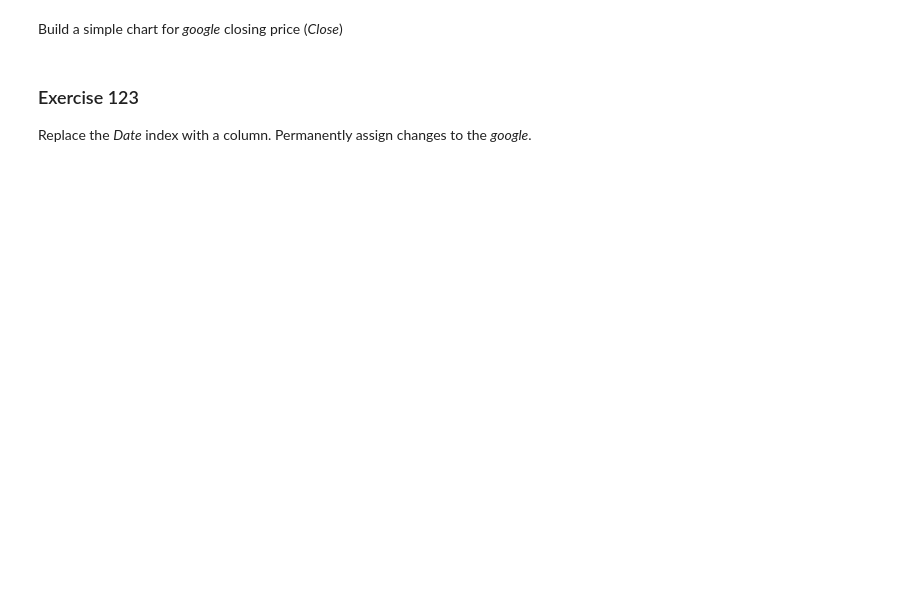
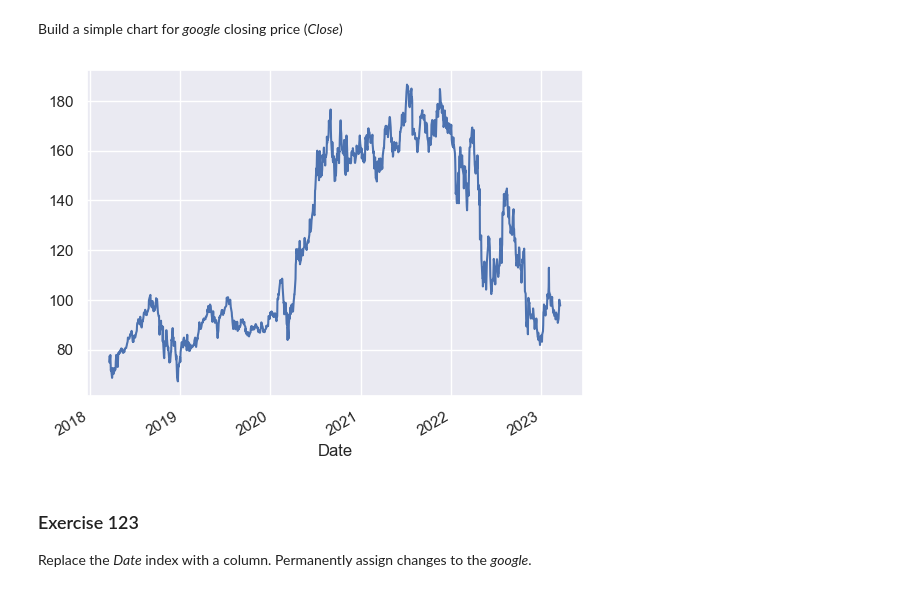
Before and after one commit to ZoanHy/250_Exercises_DS_Bootcamp, a Jupyter notebook: 121_130_exercises.ipynb, the cells around one changed output. Drawn from its saved outputs; the diff is of its cells as text; code cells hidden in the pictures; blank space fills up the shorter version.

```diff
--- a/121_130_exercises.ipynb
+++ b/121_130_exercises.ipynb
@@ -46,3 +48,7 @@ def fetch_financial_data(company='AMZN'):
 Using the _fetch_financial_data()_ function, download Google (Alphabet) quotes and assign to the variable _google_. Display object _google_.
 # %%
 # enter solution here
+
+google = fetch_financial_data()
+
+google
@@ -73,6 +150,10 @@ google.describe()
 Build a simple chart for _google_ closing price (_Close_)
 # %%
 # enter solution here
+
+google['Close'].plot();
+# %% [output]
+[figure, added]
 # %% [markdown]
 ### <a name='3'></a> Exercise 123
 Replace the _Date_ index with a column. Permanently assign changes to the _google_.
```
Also changed, not shown: parts of 21 cells of this notebook, 1 other file.
